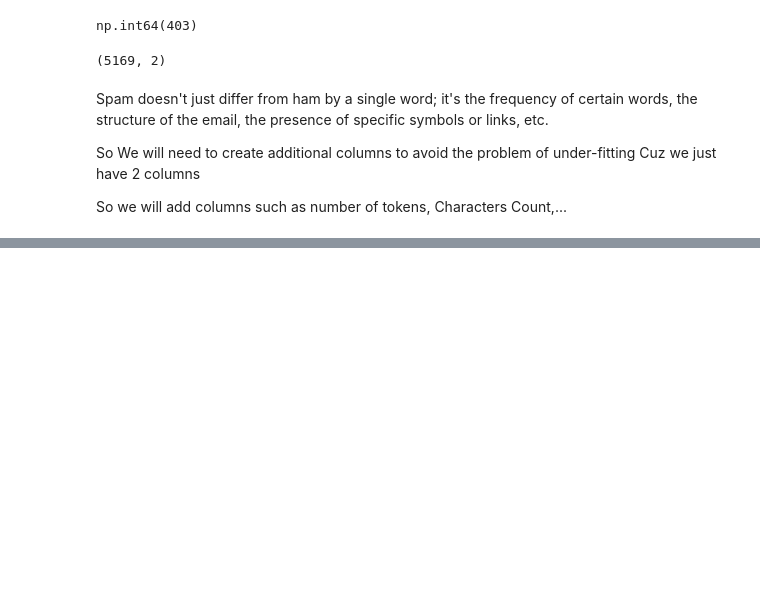
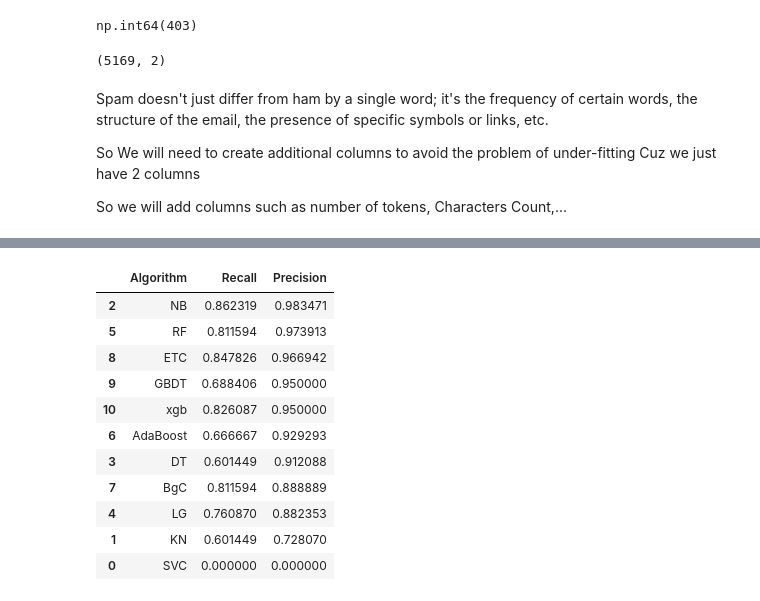
Before and after one commit to RachidJedata/Spam-Detector, a Jupyter notebook: spam-detector.ipynb, the cells around one changed output, grey strips where cells are left out. Drawn from its saved outputs; the diff is of its cells as text; code cells hidden in the pictures; blank space fills up the shorter version.

```diff
--- a/spam-detector.ipynb
+++ b/spam-detector.ipynb
@@ -141,0 +245,36 @@ df.sample(5)
+# %%
+clfs = {
+    'SVC' : svc,
+    'KN' : knc,
+    'NB': bnb,
+    'DT': dtc,
+    'LG': lrc,
+    'RF': rfc,
+    'AdaBoost': abc,
+    'BgC': bc,
+    'ETC': etc,
+    'GBDT':gbdt,
+    'xgb':xgb
+}
+# %%
+def train_classifier(clf,X_train,y_train,X_test,y_test):
+    clf.fit(X_train,y_train)
+    y_pred = clf.predict(X_test)
+    recall = recall_score(y_test,y_pred)
+    precision = precision_score(y_test,y_pred)
+
+    return recall,precision
+# %%
+recall_scores = []
+precision_scores = []
+
+for name,clf in clfs.items():
+
+    current_recall,current_precision = train_classifier(clf, X_train,y_train,X_test,y_test)
+
+    # print("For ",name)
+    # print("Recall - ",current_recall)
+    # print("Precision - ",current_precision)
+
+    recall_scores.append(current_recall)
+    precision_scores.append(current_precision)
@@ -141,0 +283,15 @@ df.sample(5)
+# %%
+performance_df
+# %% [output]
+|  | Algorithm | Recall | Precision |
+| 2 | NB | 0.862319 | 0.983471 |
+| 5 | RF | 0.811594 | 0.973913 |
+| 8 | ETC | 0.847826 | 0.966942 |
+| 9 | GBDT | 0.688406 | 0.950000 |
+| 10 | xgb | 0.826087 | 0.950000 |
+| 6 | AdaBoost | 0.666667 | 0.929293 |
+| 3 | DT | 0.601449 | 0.912088 |
+| 7 | BgC | 0.811594 | 0.888889 |
+| 4 | LG | 0.760870 | 0.882353 |
+| 1 | KN | 0.601449 | 0.728070 |
+| 0 | SVC | 0.000000 | 0.000000 |
```
Also changed, not shown: parts of 31 cells of this notebook, 1 other file.
